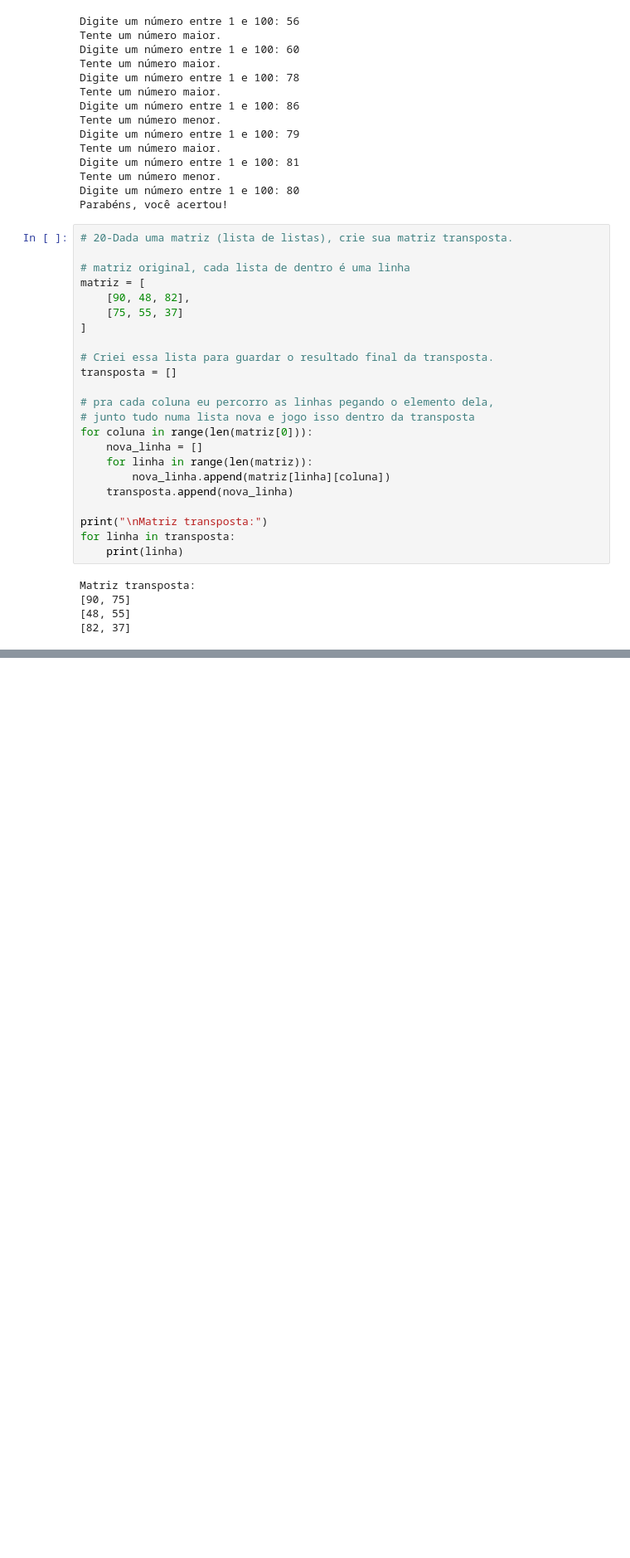
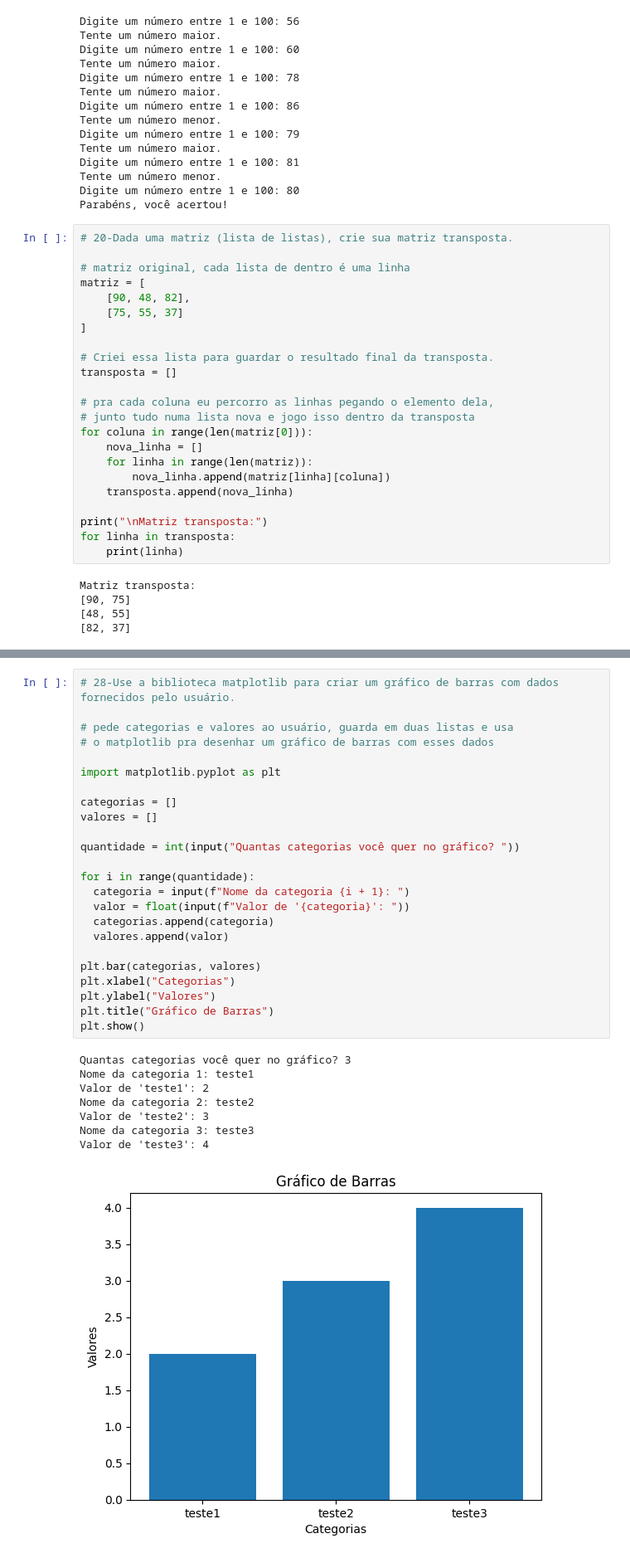
Before and after one commit to gonzagax00/Intelig-ncia-Artificial, a Jupyter notebook: Exercícios_Python_[VictorGabrielFigueiraGonzaga][B][6].ipynb, the cells around one changed output, grey strips where cells are left out. Shown at 83% size. Cells and saved outputs as stored; diff of their text form; blank space fills up the shorter version.

```diff
--- a/Exercícios_Python_[VictorGabrielFigueiraGonzaga][B][6].ipynb
+++ b/Exercícios_Python_[VictorGabrielFigueiraGonzaga][B][6].ipynb
@@ -435,0 +637,33 @@ Matriz transposta:
+# %%
+# 28-Use a biblioteca matplotlib para criar um gráfico de barras com dados fornecidos pelo usuário.
+
+# pede categorias e valores ao usuário, guarda em duas listas e usa
+# o matplotlib pra desenhar um gráfico de barras com esses dados
+
+import matplotlib.pyplot as plt
+
+categorias = []
+valores = []
+
+quantidade = int(input("Quantas categorias você quer no gráfico? "))
+
+for i in range(quantidade):
+  categoria = input(f"Nome da categoria {i + 1}: ")
+  valor = float(input(f"Valor de '{categoria}': "))
+  categorias.append(categoria)
+  valores.append(valor)
+
+plt.bar(categorias, valores)
+plt.xlabel("Categorias")
+plt.ylabel("Valores")
+plt.title("Gráfico de Barras")
+plt.show()
+# %% [output]
+Quantas categorias você quer no gráfico? 3
+Nome da categoria 1: teste1
+Valor de 'teste1': 2
+Nome da categoria 2: teste2
+Valor de 'teste2': 3
+Nome da categoria 3: teste3
+Valor de 'teste3': 4
+[figure, added]
```
Also changed, not shown: parts of 30 cells of this notebook.
